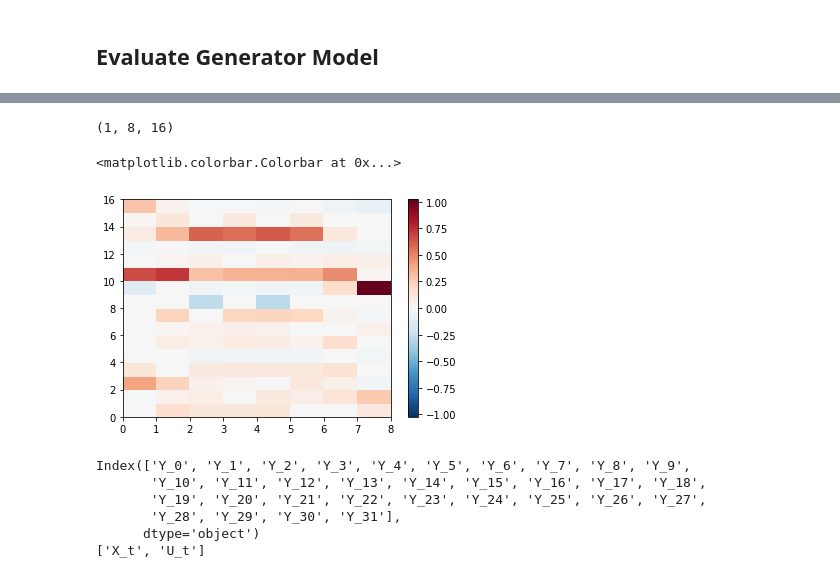
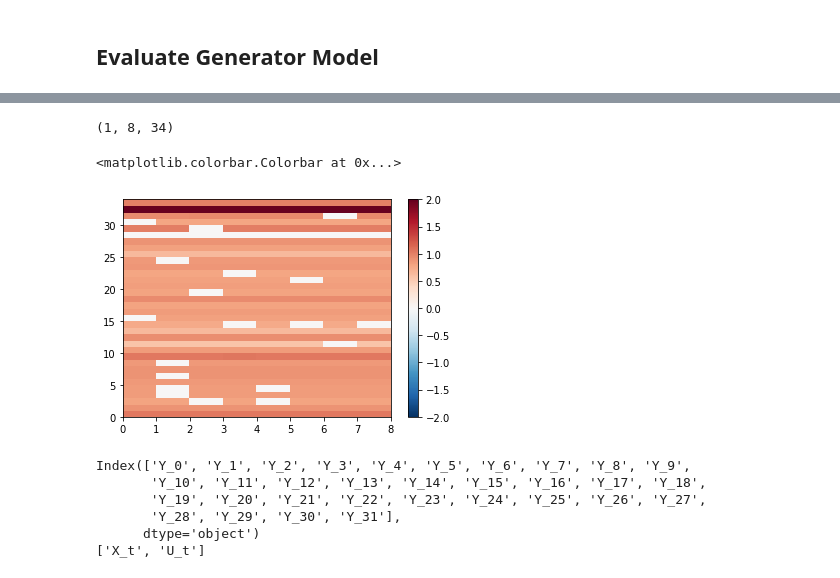
Before and after one commit to djgagne/lorenz_gan, a Jupyter notebook: notebooks/lorenz_gan_eval.ipynb, the cells around one changed output, grey strips where cells are left out. Drawn from its saved outputs; the diff is of its cells as text; code cells hidden in the pictures.

```diff
--- a/notebooks/lorenz_gan_eval.ipynb
+++ b/notebooks/lorenz_gan_eval.ipynb
@@ -149,14 +169,14 @@ gen_model = load_model("../exp_u/gan_generator_0000_epoch_{0:04d}.h5".format(epo
 # %%
-layer_func = K.function(gen_model.input + [K.learning_phase()], [gen_model.layers[10].output])
-out = layer_func([np.array([[-2, -1]]), np.array([[-2, -1, 0, 1, 3, 2, 1, .1]]), True])[0]
+layer_func = K.function(gen_model.input + [K.learning_phase()], [gen_model.layers[7].output])
+out = layer_func([np.array([[2, 1]]), np.random.normal(size=(1, 8)), True])[0]
 print(out.shape)
 m_val = np.max(np.abs(out[0].T))
 plt.pcolormesh(out[0].T, vmin=-m_val, vmax=m_val, cmap="RdBu_r")
 plt.colorbar()
 # %% [output]
-(1, 8, 16)
+(1, 8, 34)
 <matplotlib.colorbar.Colorbar at 0x...>
-[figure, old version]
+[figure, new version]
 # %%
 combined_data = pd.read_csv("../exp/lorenz_combined_output.csv")
 y_cols = combined_data.columns[combined_data.columns.str.contains("Y")]
```
Also changed, not shown: parts of 14 cells of this notebook, 4 other files.
